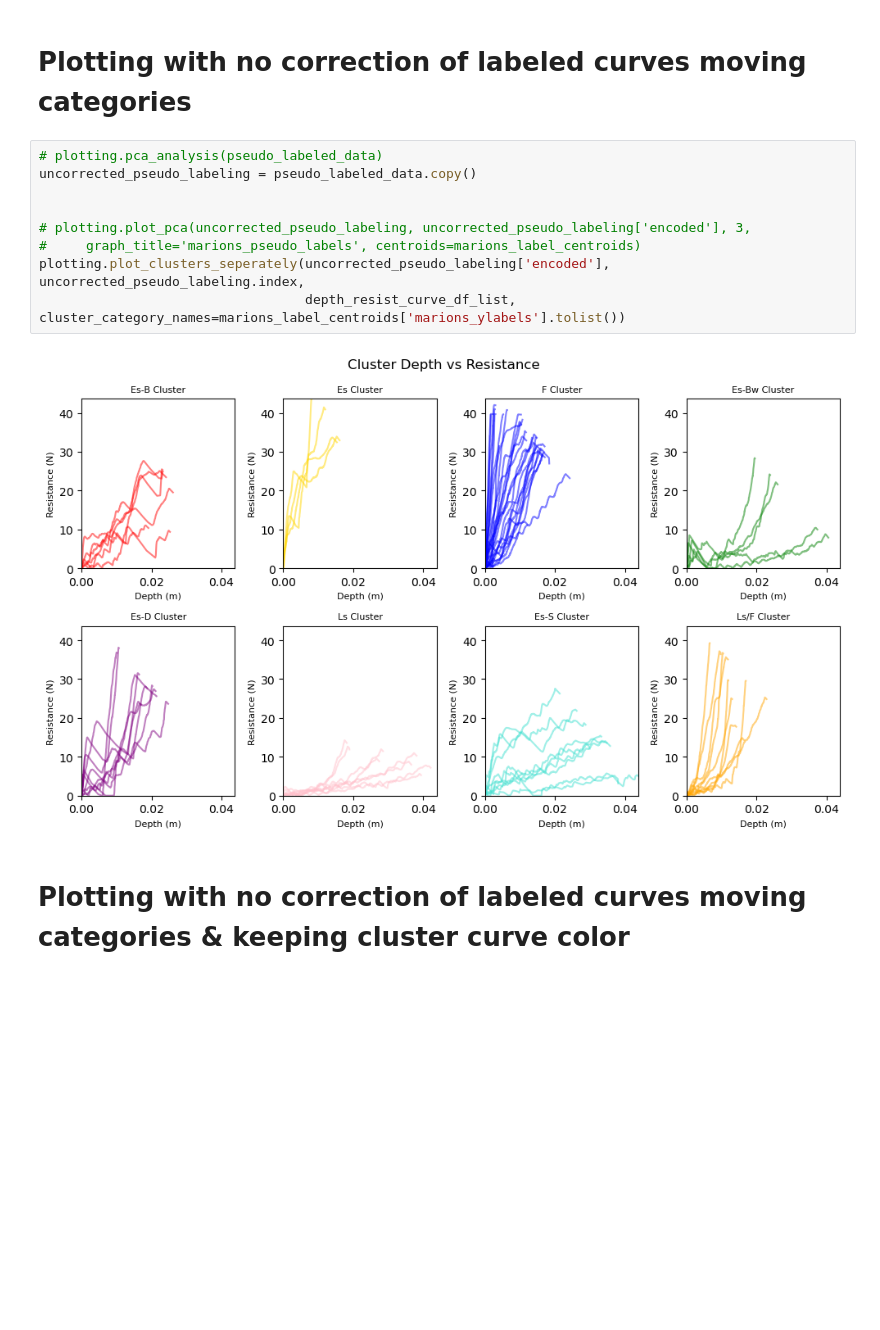
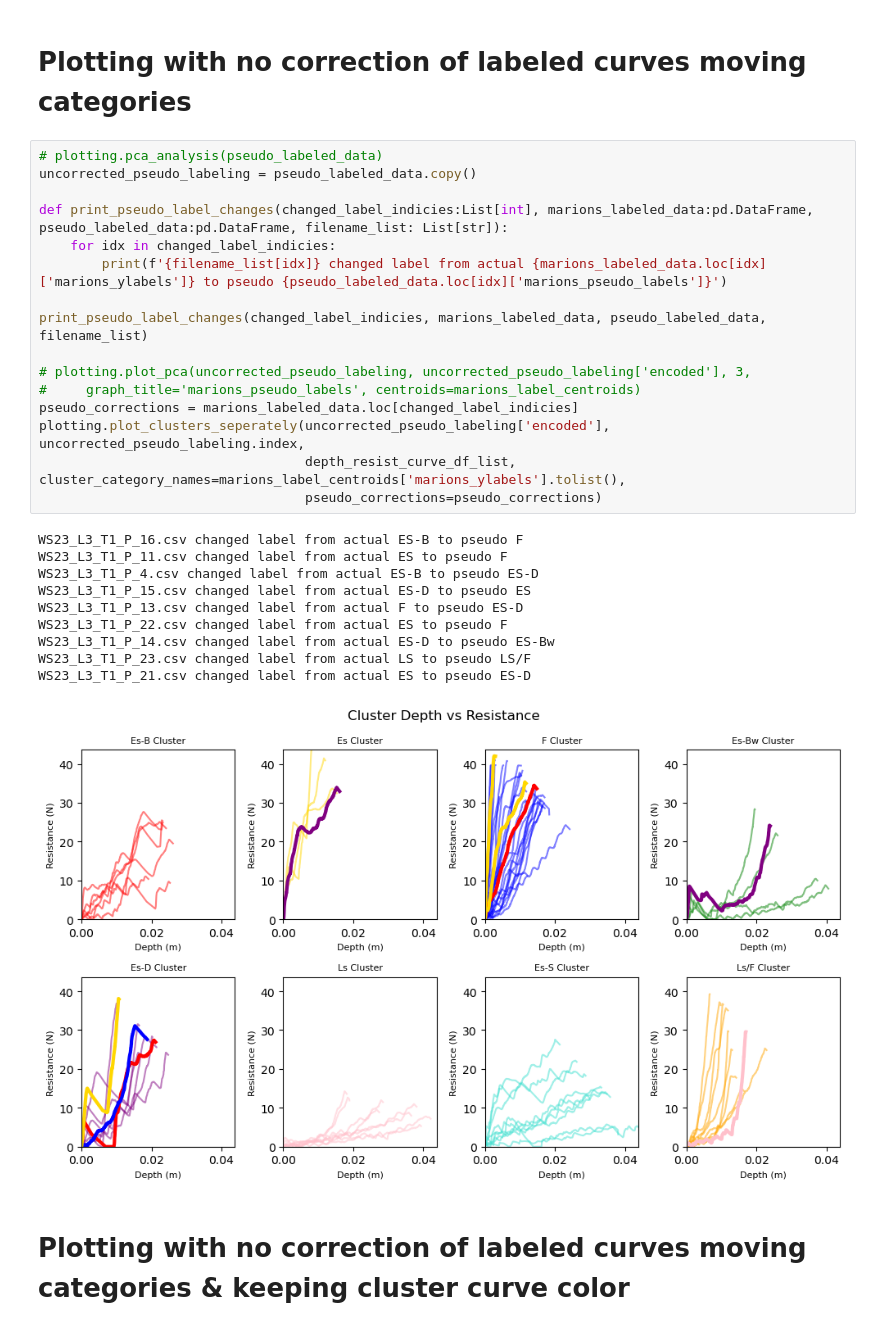
Before and after one commit to liamtbo/LASSIE, a Jupyter notebook: labeled_clustering.ipynb, the cells around one changed output. Drawn from its saved outputs; the diff is of its cells as text; blank space fills up the shorter version.

```diff
--- a/labeled_clustering.ipynb
+++ b/labeled_clustering.ipynb
@@ -121,14 +122,30 @@ plotting.plot_clusters_seperately(corrected_pseudo_labeling['encoded'], correcte
 # %%
 # plotting.pca_analysis(pseudo_labeled_data)
 uncorrected_pseudo_labeling = pseudo_labeled_data.copy()
 
+def print_pseudo_label_changes(changed_label_indicies:List[int], marions_labeled_data:pd.DataFrame, pseudo_labeled_data:pd.DataFrame, filename_list: List[str]):
+    for idx in changed_label_indicies:
+        print(f'{filename_list[idx]} changed label from actual {marions_labeled_data.loc[idx]['marions_ylabels']} to pseudo {pseudo_labeled_data.loc[idx]['marions_pseudo_labels']}')
+
+print_pseudo_label_changes(changed_label_indicies, marions_labeled_data, pseudo_labeled_data, filename_list)
 
 # plotting.plot_pca(uncorrected_pseudo_labeling, uncorrected_pseudo_labeling['encoded'], 3,
 #     graph_title='marions_pseudo_labels', centroids=marions_label_centroids)
+pseudo_corrections = marions_labeled_data.loc[changed_label_indicies]
 plotting.plot_clusters_seperately(uncorrected_pseudo_labeling['encoded'], uncorrected_pseudo_labeling.index,
-                                  depth_resist_curve_df_list, cluster_category_names=marions_label_centroids['marions_ylabels'].tolist())
+                                  depth_resist_curve_df_list, cluster_category_names=marions_label_centroids['marions_ylabels'].tolist(),
+                                  pseudo_corrections=pseudo_corrections)
 # %% [output]
+WS23_L3_T1_P_16.csv changed label from actual ES-B to pseudo F
+WS23_L3_T1_P_11.csv changed label from actual ES to pseudo F
+WS23_L3_T1_P_4.csv changed label from actual ES-B to pseudo ES-D
+WS23_L3_T1_P_15.csv changed label from actual ES-D to pseudo ES
+WS23_L3_T1_P_13.csv changed label from actual F to pseudo ES-D
+WS23_L3_T1_P_22.csv changed label from actual ES to pseudo F
+WS23_L3_T1_P_14.csv changed label from actual ES-D to pseudo ES-Bw
+WS23_L3_T1_P_23.csv changed label from actual LS to pseudo LS/F
+WS23_L3_T1_P_21.csv changed label from actual ES to pseudo ES-D
-[figure, old version]
+[figure, new version]
 # %% [markdown]
 # Plotting with no correction of labeled curves moving categories & keeping cluster curve color
 # %%
```
Also changed, not shown: parts of 4 cells of this notebook, 2 other files.
